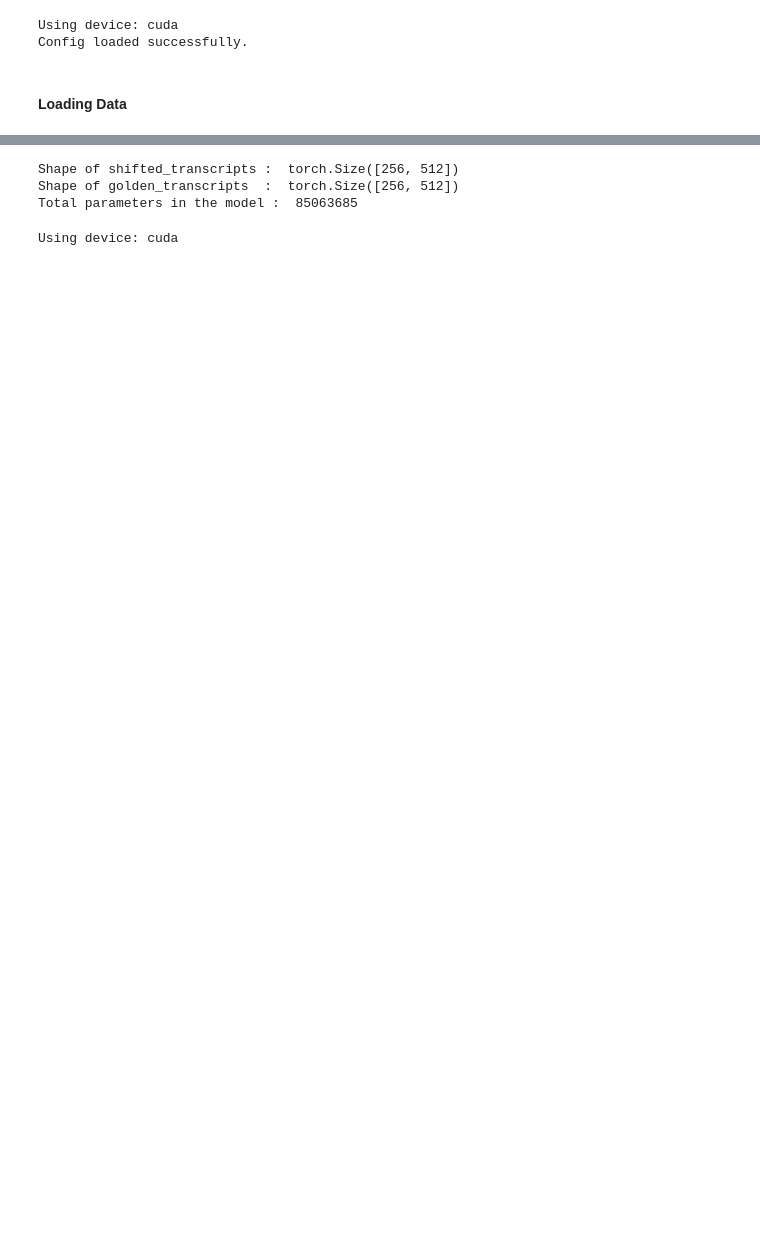
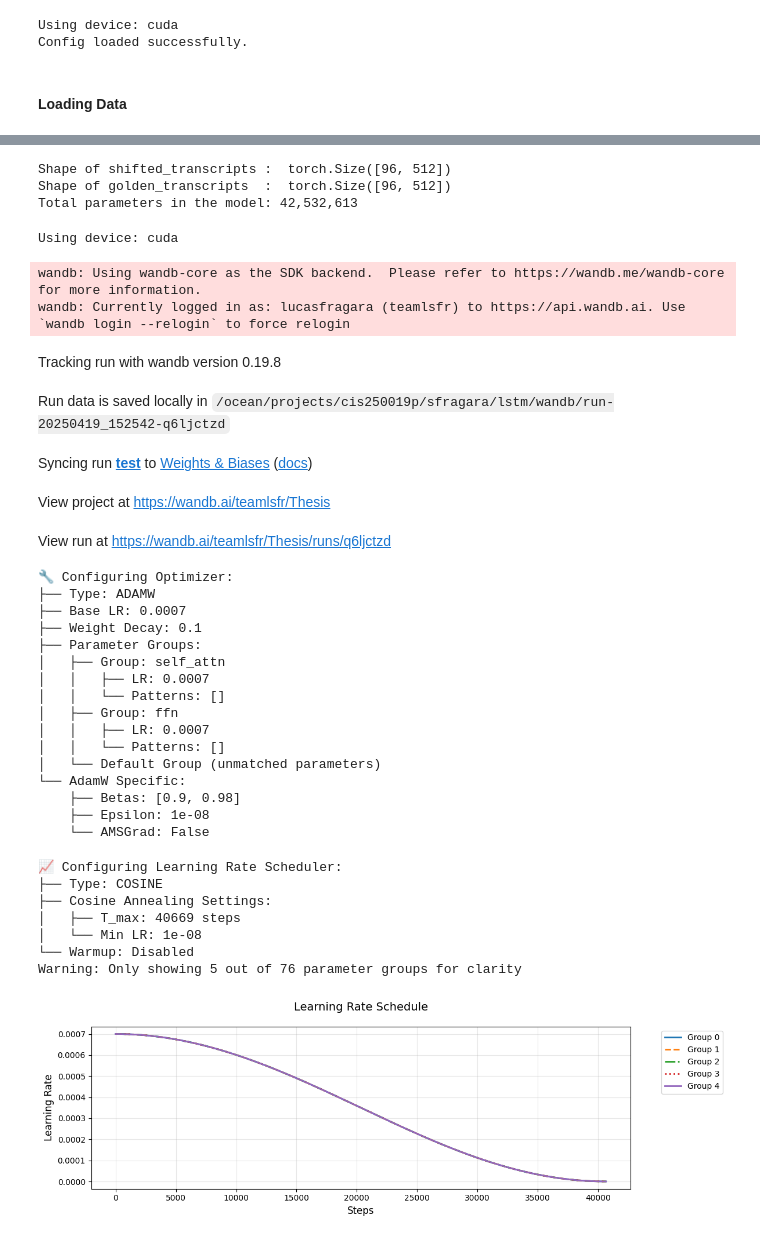
Before and after one commit to LucaSfragara/Thesis, a Jupyter notebook: gpt_train.ipynb, the cells around one changed output, grey strips where cells are left out. Drawn from its saved outputs; the diff is of its cells as text; code cells hidden in the pictures; blank space fills up the shorter version.

Commit message:
Make train work

```diff
--- a/gpt_train.ipynb
+++ b/gpt_train.ipynb
@@ -35,7 +34,7 @@ Config loaded successfully.
 #### Loading Data
 # %%
 train_dataset =  CFGDataset(
-    data_file="cfg_sentences_train_cfg3b.pkl",
+    data_file="cfg_sentences_train_cfg3b.npy",
     batch_size = config["data"]["batch_size"],
     seq_len = config["data"]["seq_len"],
     eos_token = config["data"]["eos_token"],
@@ -43,7 +42,7 @@ train_dataset =  CFGDataset(
     )
 
 val_dataset =  CFGDataset(
-    data_file="cfg_sentences_val_cfg3b.pkl",
+    data_file="cfg_sentences_val_cfg3b.npy",
 
     batch_size = config["data"]["batch_size"],
     seq_len = config["data"]["seq_len"],
@@ -62,9 +61,9 @@ val_loader = DataLoader(val_dataset,
                         num_workers=config["data"]["NUM_WORKERS"] if device == "cuda" else 0,
                         pin_memory=True)
 
-mb = train_dataset.sequences.element_size() * train_dataset.sequences.nelement() / 1024**2
-print(f"Memory size train ~= {mb:.1f} MB")
 verify_dataloader(train_loader)
+print("_"*50)
+verify_dataloader(val_loader)
 #print("="*50)
 #print("Verify Validation DataLoader")
 #verify_dataloader(val_loader)
@@ -105,25 +96,77 @@ for batch in train_loader:
 
 #model_stats = summary(model, input_data=[shifted_transcripts])
 #print(model_stats)
-print("Total parameters in the model : ", sum(p.numel() for p in model.parameters()))
+print(f"Total parameters in the model: {sum(p.numel() for p in model.parameters()):,}")
+#torch._dynamo.config.skip_nnmodule_hook_guards = False
+#model = torch.compile(model, mode="default", fullgraph=True)
 # %% [output]
-Shape of shifted_transcripts :  torch.Size([256, 512])
-Shape of golden_transcripts  :  torch.Size([256, 512])
-Total parameters in the model :  85063685
+Shape of shifted_transcripts :  torch.Size([96, 512])
+Shape of golden_transcripts  :  torch.Size([96, 512])
+Total parameters in the model: 42,532,613
 # %%
 #get total memory space used by data
 #total_memory = torch.cuda.memory_allocated(device) / (1024 ** 3)
 #print(f"Total memory used by data: {total_memory:.2f} GB")
 # %%
+from trainers.utils.create_scheduler import plot_lr_schedule
+
+
 torch.cuda.empty_cache()
 gc.collect()
 
 trainer = GPT_Trainer(
     model = model,
     config = config,
     config_file = "config.yaml",
     run_name = "test",
     device = device
 )
+
+trainer.optimizer = create_optimizer.create_optimizer(
+    model = model,
+    opt_config = config["optimizer"]
+)
+
+trainer.scheduler = create_scheduler.create_scheduler(
+    optimizer=trainer.optimizer,
+    scheduler_config=config['scheduler'],
+    train_loader=train_loader,
+    gradient_accumulation_steps=config['training']['gradient_accumulation_steps']
+)
+
+plot_lr_schedule(trainer.scheduler, num_epochs=len(train_loader), train_loader=train_loader)
+
+#trainer.load_checkpoint("/ocean/projects/cis250019p/sfragara/lstm/expts/test/checkpoints/checkpoint-best-metric-model.pth")
 # %% [output]
 Using device: cuda
+wandb: Using wandb-core as the SDK backend.  Please refer to https://wandb.me/wandb-core for more information.
+wandb: Currently logged in as: lucasfragara (teamlsfr) to https://api.wandb.ai. Use `wandb login --relogin` to force relogin
+Tracking run with wandb version 0.19.8
+Run data is saved locally in /ocean/projects/cis250019p/sfragara/lstm/wandb/run-20250419_152542-q6ljctzd
+Syncing run test to Weights & Biases (docs)
+View project at https://wandb.ai/teamlsfr/Thesis
+View run at https://wandb.ai/teamlsfr/Thesis/runs/q6ljctzd
+🔧 Configuring Optimizer:
+├── Type: ADAMW
+├── Base LR: 0.0007
+├── Weight Decay: 0.1
+├── Parameter Groups:
+│   ├── Group: self_attn
+│   │   ├── LR: 0.0007
+│   │   └── Patterns: []
+│   ├── Group: ffn
+│   │   ├── LR: 0.0007
+│   │   └── Patterns: []
+│   └── Default Group (unmatched parameters)
+└── AdamW Specific:
+    ├── Betas: [0.9, 0.98]
+    ├── Epsilon: 1e-08
+    └── AMSGrad: False
+📈 Configuring Learning Rate Scheduler:
+├── Type: COSINE
+├── Cosine Annealing Settings:
+│   ├── T_max: 40669 steps
+│   └── Min LR: 1e-08
+└── Warmup: Disabled
+Warning: Only showing 5 out of 76 parameter groups for clarity
+[figure, added]
```
Also changed, not shown: parts of 5 cells of this notebook, 5 other files.
